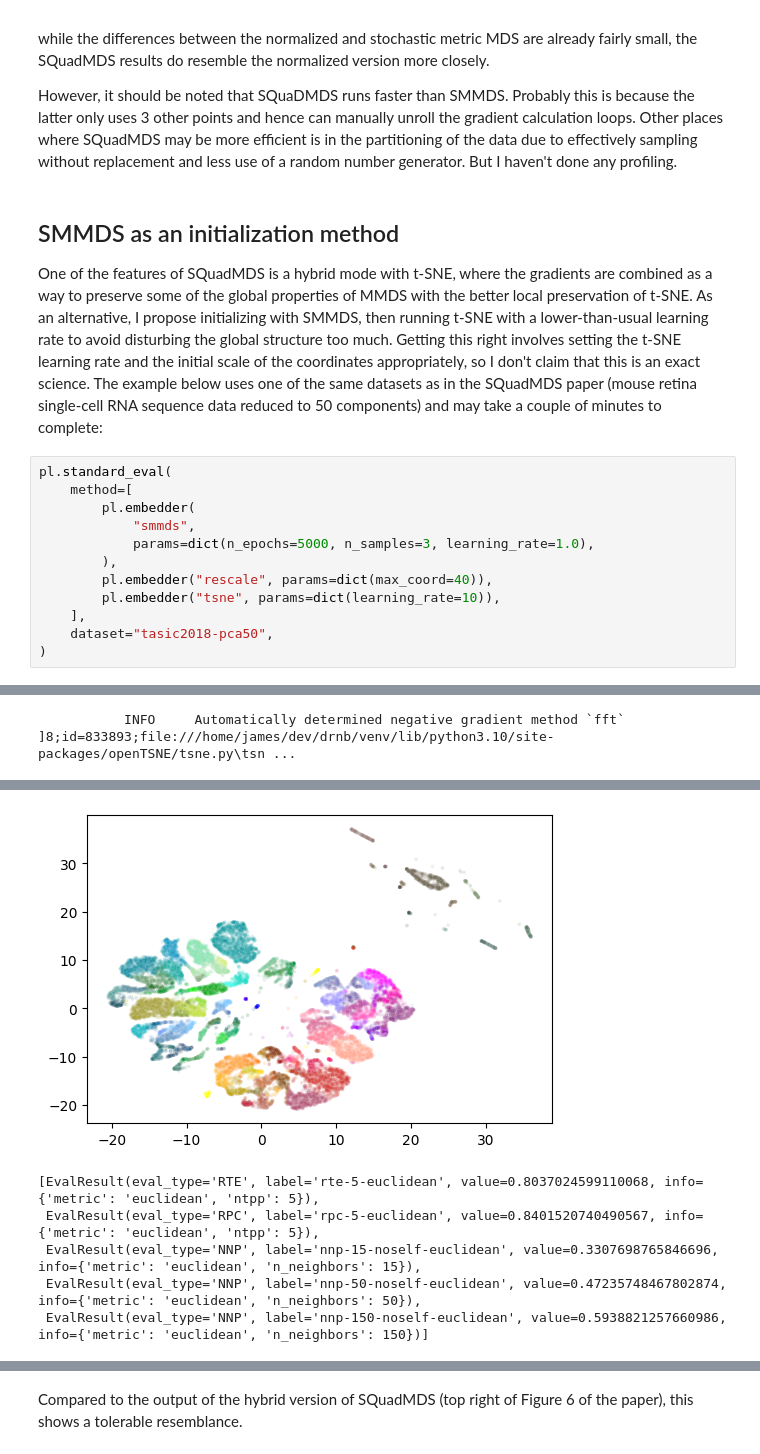
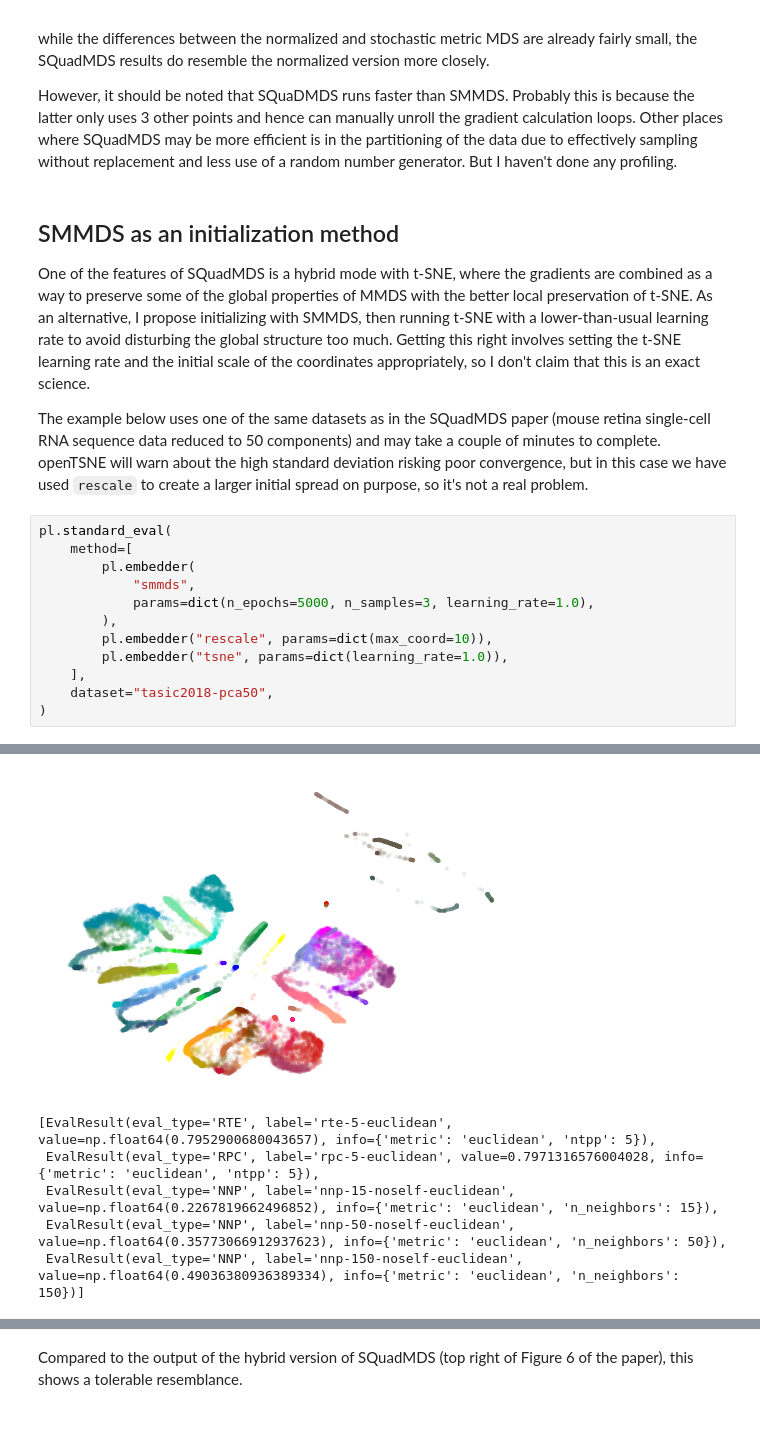
Before and after one commit to jlmelville/drnb, a Jupyter notebook: notebooks/embed-pipeline/smmds.ipynb, the cells around one changed output, grey strips where cells are left out. Drawn from its saved outputs; the diff is of its cells as text; blank space fills up the shorter version.

```diff
--- a/notebooks/embed-pipeline/smmds.ipynb
+++ b/notebooks/embed-pipeline/smmds.ipynb
@@ -179,7 +162,17 @@ However, it should be noted that SQuaDMDS runs faster than SMMDS. Probably this
 # %% [markdown]
 ## SMMDS as an initialization method
 
-One of the features of SQuadMDS is a hybrid mode with t-SNE, where the gradients are combined as a way to preserve some of the global properties of MMDS with the better local preservation of t-SNE. As an alternative, I propose initializing with SMMDS, then running t-SNE with a lower-than-usual learning rate to avoid disturbing the global structure too much. Getting this right involves setting the t-SNE learning rate and the initial scale of the coordinates appropriately, so I don't claim that this is an exact science. The example below uses one of the same datasets as in the SQuadMDS paper (mouse retina single-cell RNA sequence data reduced to 50 components) and may take a couple of minutes to complete:
+One of the features of SQuadMDS is a hybrid mode with t-SNE, where the gradients are combined as a
+way to preserve some of the global properties of MMDS with the better local preservation of t-SNE.
+As an alternative, I propose initializing with SMMDS, then running t-SNE with a lower-than-usual
+learning rate to avoid disturbing the global structure too much. Getting this right involves
+setting the t-SNE learning rate and the initial scale of the coordinates appropriately, so I don't
+claim that this is an exact science.
+
+The example below uses one of the same datasets as in the SQuadMDS paper (mouse retina single-cell
+RNA sequence data reduced to 50 components) and may take a couple of minutes to complete. openTSNE
+will warn about the high standard deviation risking poor convergence, but in this case we have used
+`rescale` to create a larger initial spread on purpose, so it's not a real problem.
 # %%
 pl.standard_eval(
     method=[
@@ -187,8 +180,8 @@ pl.standard_eval(
             "smmds",
             params=dict(n_epochs=5000, n_samples=3, learning_rate=1.0),
         ),
-        pl.embedder("rescale", params=dict(max_coord=40)),
-        pl.embedder("tsne", params=dict(learning_rate=10)),
+        pl.embedder("rescale", params=dict(max_coord=10)),
+        pl.embedder("tsne", params=dict(learning_rate=1.0)),
     ],
     dataset="tasic2018-pca50",
 )
@@ -200 +193,6 @@ pl.standard_eval(
+[figure, new version]
-           INFO     Automatically determined negative gradient method `fft`                              ]8;id=833893;file:///home/james/dev/drnb/venv/lib/python3.10/site-packages/openTSNE/tsne.py\tsn ...
+[EvalResult(eval_type='RTE', label='rte-5-euclidean', value=np.float64(0.7952900680043657), info={'metric': 'euclidean', 'ntpp': 5}),
+ EvalResult(eval_type='RPC', label='rpc-5-euclidean', value=0.7971316576004028, info={'metric': 'euclidean', 'ntpp': 5}),
+ EvalResult(eval_type='NNP', label='nnp-15-noself-euclidean', value=np.float64(0.2267819662496852), info={'metric': 'euclidean', 'n_neighbors': 15}),
+ EvalResult(eval_type='NNP', label='nnp-50-noself-euclidean', value=np.float64(0.35773066912937623), info={'metric': 'euclidean', 'n_neighbors': 50}),
+ EvalResult(eval_type='NNP', label='nnp-150-noself-euclidean', value=np.float64(0.49036380936389334), info={'metric': 'euclidean', 'n_neighbors': 150})]
@@ -202,6 +198,0 @@ pl.standard_eval(
-[figure, old version]
-[EvalResult(eval_type='RTE', label='rte-5-euclidean', value=0.8037024599110068, info={'metric': 'euclidean', 'ntpp': 5}),
- EvalResult(eval_type='RPC', label='rpc-5-euclidean', value=0.8401520740490567, info={'metric': 'euclidean', 'ntpp': 5}),
- EvalResult(eval_type='NNP', label='nnp-15-noself-euclidean', value=0.3307698765846696, info={'metric': 'euclidean', 'n_neighbors': 15}),
- EvalResult(eval_type='NNP', label='nnp-50-noself-euclidean', value=0.47235748467802874, info={'metric': 'euclidean', 'n_neighbors': 50}),
- EvalResult(eval_type='NNP', label='nnp-150-noself-euclidean', value=0.5938821257660986, info={'metric': 'euclidean', 'n_neighbors': 150})]
```
Also changed, not shown: parts of 10 cells of this notebook, 1 other file.
